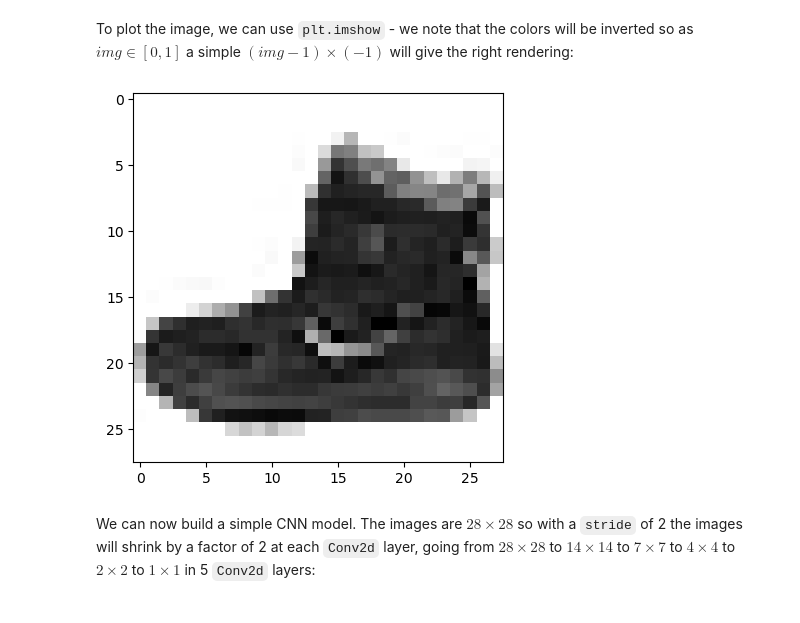
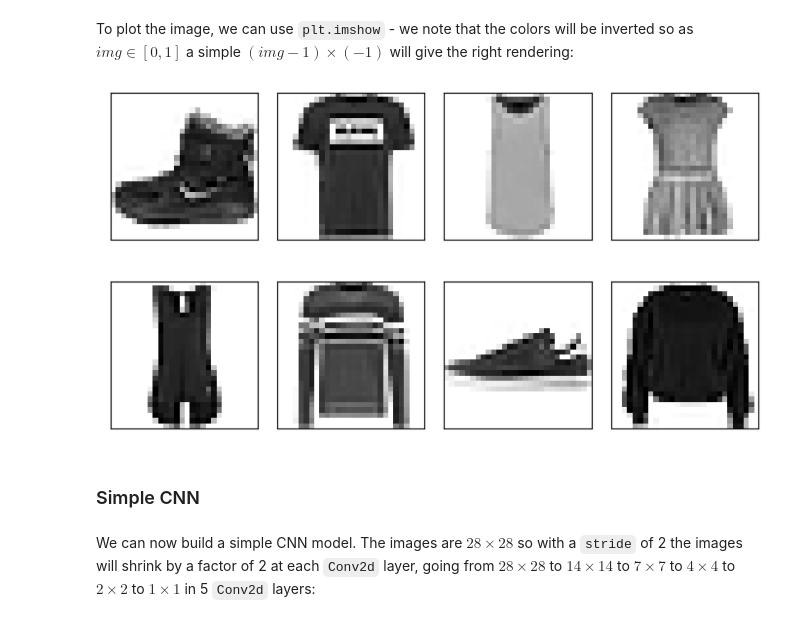
Before and after one commit to Ryvikk/LSUV, a Jupyter notebook: LSUV - Layer-Wise Sequential Unit-Variance.ipynb, the cells around one changed output. Drawn from its saved outputs; the diff is of its cells as text; code cells hidden in the pictures.

```diff
--- a/LSUV - Layer-Wise Sequential Unit-Variance.ipynb
+++ b/LSUV - Layer-Wise Sequential Unit-Variance.ipynb
@@ -117,9 +107,15 @@ xb.shape, yb
 # %% [markdown]
 To plot the image, we can use `plt.imshow` - we note that the colors will be inverted so as $img \in [0,1]$ a simple $(img-1)\times(-1)$ will give the right rendering:
-# %%
-plt.imshow((xb[0].squeeze()-1)*-1);
-# %% [output]
-[figure, removed]
+# %%
+fig, axs = plt.subplots(2,4, figsize=(7,5), tight_layout=True)
+for i,ax in enumerate(axs.flatten()):
+    ax.imshow((xb[i].squeeze()-1)*-1);
+    ax.set_xticks([])
+    ax.set_yticks([])
+# %% [output]
+[figure, added]
+# %% [markdown]
+### Simple CNN
 # %% [markdown]
 We can now build a simple CNN model. The images are $28\times28$ so with a `stride` of 2 the images will shrink by a factor of 2 at each `Conv2d` layer, going from $28\times28$ to $14\times14$ to $7\times7$ to $4\times4$ to $2\times2$ to $1\times1$ in 5 `Conv2d` layers:
 # %%
```
Also changed, not shown: parts of 55 cells of this notebook.
